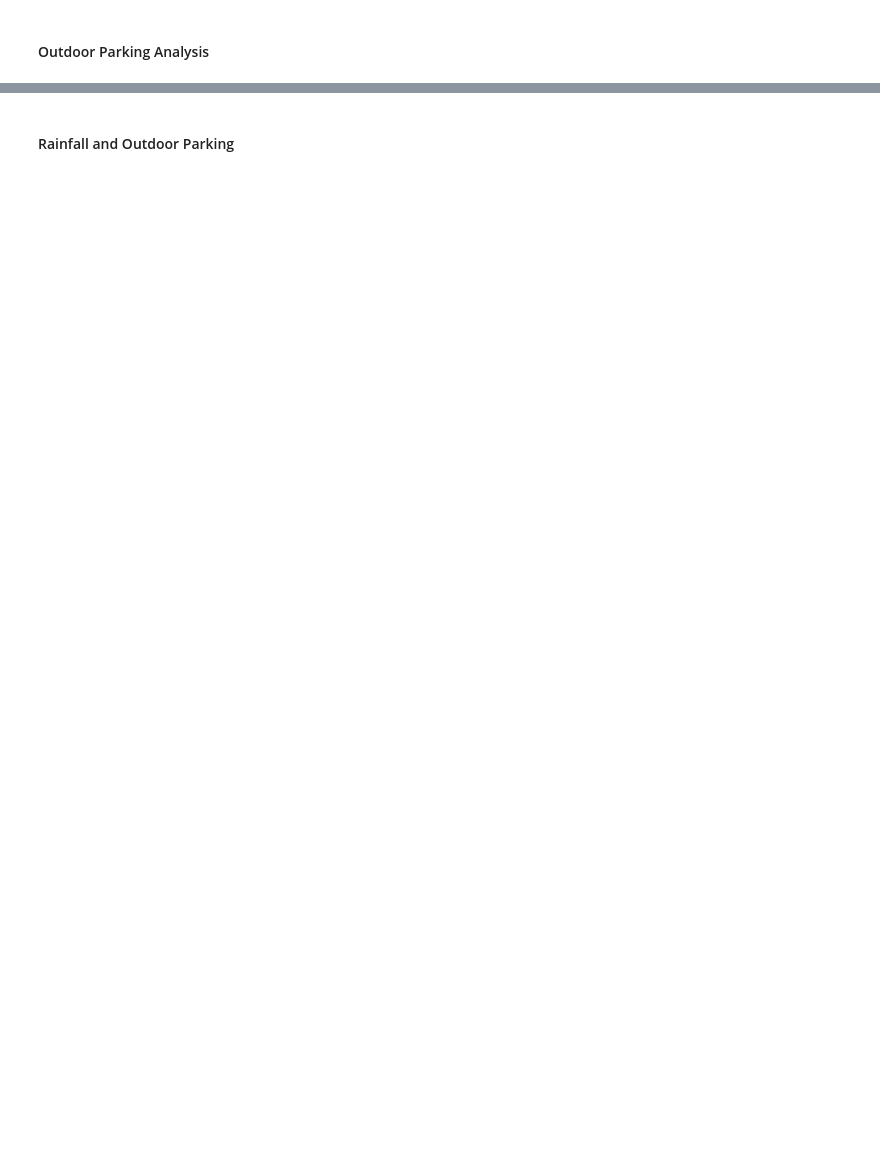
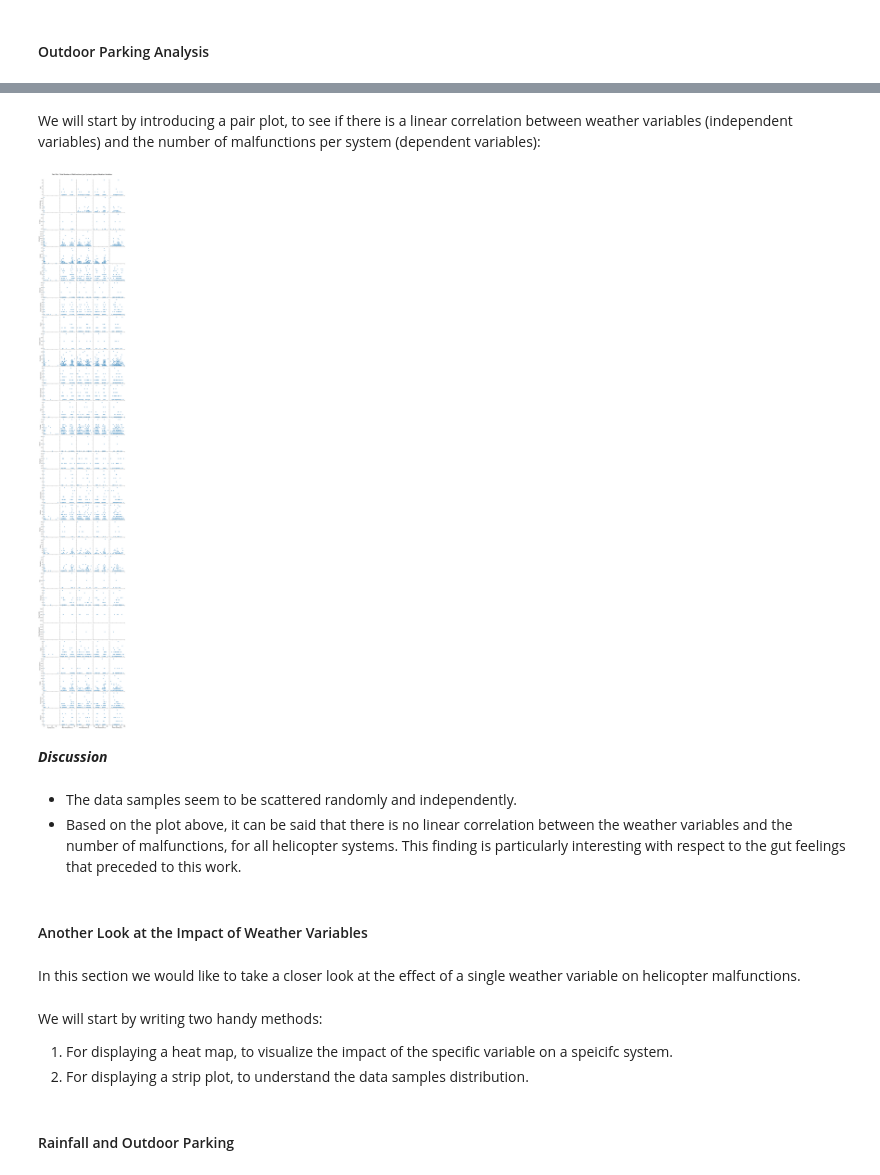
Before and after one commit to elront/Data_Sceince_Project, a Jupyter notebook: Data_science_workshop_project.ipynb, the cells around one changed output, grey strips where cells are left out. Saved outputs shown, nothing was run; the diff lists cells and outputs as text; code cells hidden in the pictures; blank space fills up the shorter version.

```diff
--- a/Data_science_workshop_project.ipynb
+++ b/Data_science_workshop_project.ipynb
@@ -2560 +2582,37 @@ We will start by writing a number of methods, resposible for the visuzliations t
+# %% [markdown]
+We will start by introducing a pair plot, to see if there is a linear correlation between weather variables (independent variables) and the number of malfunctions per system (dependent variables):
+# %%
+# Create a pivot table, having each system as a feature.
+pivot_df = pd.DataFrame(malf_park_meterological_df.pivot_table("Number of Malfunctions",
+                                                               ['Rainfall (mm)', 'Mean Temperature (c)',
+                                                                'Min Temperature (c)', 'Max Temperature (c)',
+                                                                'Mean Humidity (%)'], "System"))
+# Reset the defined index because it is not significant to this process.
+pivot_df.reset_index(inplace = True)
+
+# Select x variables to be the weather features.
+selected_x_vars = list(pivot_df.iloc[:, 0:5].columns)
+
+# Select y variables to be the systems.
+selected_y_vars = list(pivot_df.iloc[:, 5::].columns)
+
+# Plot.
+plot = sns.pairplot(data = pivot_df, x_vars = selected_x_vars, y_vars = selected_y_vars, dropna = True)
+plot.fig.suptitle("Pair Plot - Total Number of Malfunctions (per System) against Weather Variables", size = 15)
+plot.fig.subplots_adjust(top = 0.97)
+# %% [output]
+[figure, added]
+# %% [markdown]
+***Discussion***
+# %% [markdown]
+* The data samples seem to be scattered randomly and independently.
+* Based on the plot above, it can be said that there is no linear correlation between the weather variables and the number of malfunctions, for all helicopter systems. This finding is particularly interesting with respect to the gut feelings that preceded to this work.
+# %% [markdown]
+#### Another Look at the Impact of Weather Variables
+# %% [markdown]
+In this section we would like to take a closer look at the effect of a single weather variable on helicopter malfunctions.
+# %% [markdown]
+We will start by writing two handy methods:
+1. For displaying a heat map, to visualize the impact of the specific variable on a speicifc system.
+2. For displaying a strip plot, to understand the data samples distribution.
 # %%
```
Also changed, not shown: parts of 72 cells of this notebook.
